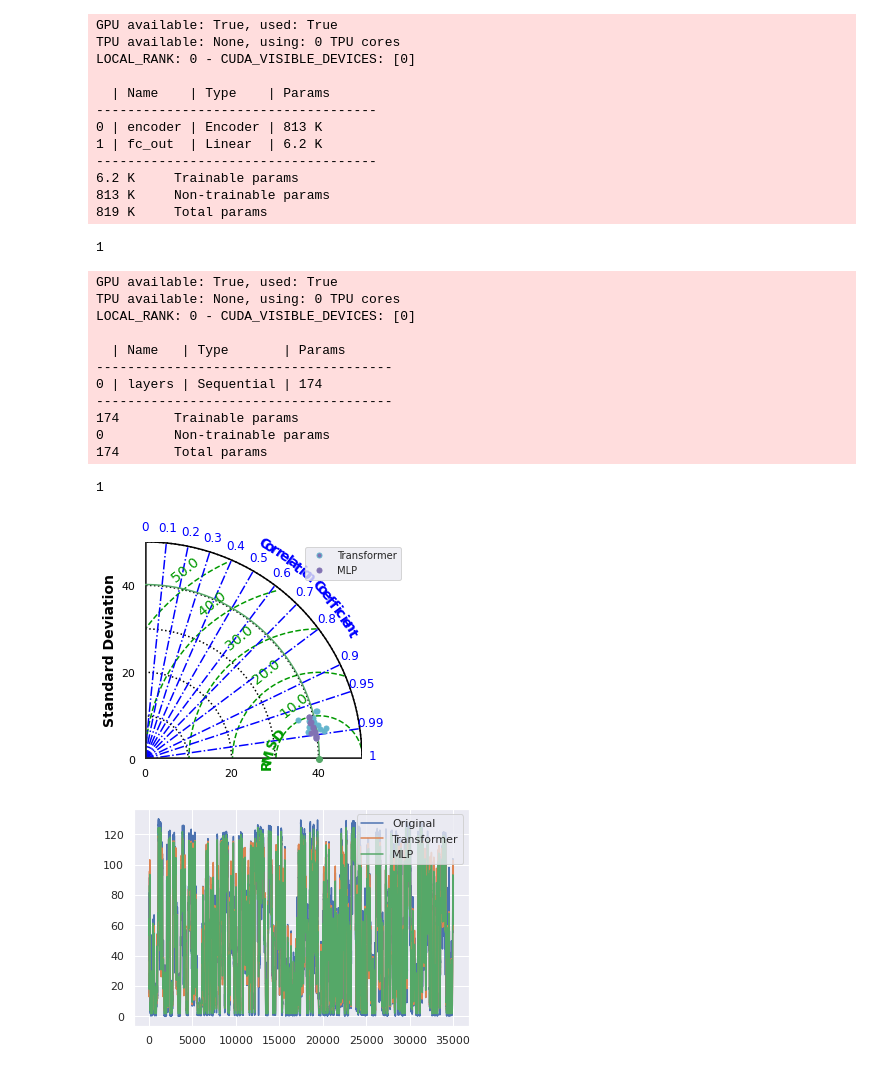
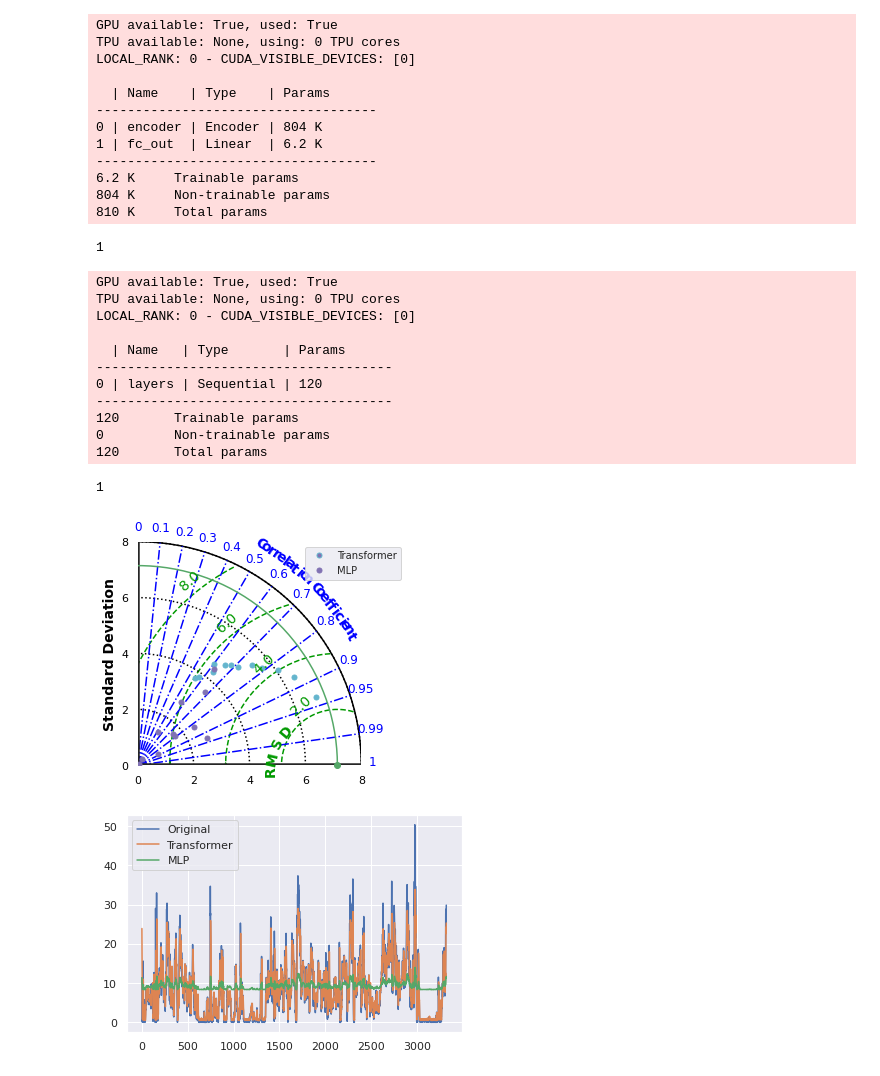
Before and after one commit to goncamateus/time_series, a Jupyter notebook: main.ipynb, the cells around one changed output. Drawn from its saved outputs; the diff is of its cells as text; code cells hidden in the pictures.

```diff
--- a/main.ipynb
+++ b/main.ipynb
@@ -14,11 +14,13 @@ seaborn.set()
 torch.manual_seed(32)
 np.random.seed(32)
 
+DATASET = 'G1'
 HORIZONS = 12
 WINDOW = 3
 FORWARD_EXPANSION = 1
 N_LAYERS = 1
-DECOMP_METHOD = 'fft'
+DROPOUT = 0.0
+DECOMP_METHOD = 'nodecomp'
 DEVICE = torch.device('cuda')
 # %%
 def plot_taylor(refs: dict, predictions_dict: dict):
@@ -61,7 +63,7 @@ def plot_taylor(refs: dict, predictions_dict: dict):
 # %%
 dataset = GoncaDataset(window=WINDOW,
                            horizons=HORIZONS,
-                           data_name='Australia2',
+                           data_name=DATASET,
                            decomp_method=DECOMP_METHOD,
                            decomp=True)
 
@@ -77,7 +76,8 @@ Getting test components
 auto_encoder = AutoEncoder(input_size=input_size,
                                horizons=HORIZONS, device=DEVICE,
                                forward_expansion=FORWARD_EXPANSION,
-                               num_layers=N_LAYERS)
+                               num_layers=N_LAYERS,
+                               dropout=DROPOUT)
 
 trainer = Trainer(gpus=1, max_epochs=5)
 trainer.fit(auto_encoder, train_dataloader=train_loader)
@@ -99,7 +99,8 @@ LOCAL_RANK: 0 - CUDA_VISIBLE_DEVICES: [0]
 final_model = FinalModule(input_size=input_size,
                               horizons=HORIZONS, device=DEVICE,
                               forward_expansion=FORWARD_EXPANSION,
-                              num_layers=N_LAYERS)
+                              num_layers=N_LAYERS,
+                              dropout=DROPOUT)
 final_model.load_encoder(auto_encoder.encoder)
 final_trainer = Trainer(gpus=1, max_epochs=5)
 final_trainer.fit(final_model, train_dataloader=train_loader)
@@ -110,12 +111,12 @@ LOCAL_RANK: 0 - CUDA_VISIBLE_DEVICES: [0]
 
   | Name    | Type    | Params
 ------------------------------------
-0 | encoder | Encoder | 813 K
+0 | encoder | Encoder | 804 K
 1 | fc_out  | Linear  | 6.2 K
 ------------------------------------
 6.2 K     Trainable params
-813 K     Non-trainable params
-819 K     Total params
+804 K     Non-trainable params
+810 K     Total params
 1
 # %%
 mlp = MLP(input_size=input_size, horizons=HORIZONS)
@@ -128,11 +129,11 @@ LOCAL_RANK: 0 - CUDA_VISIBLE_DEVICES: [0]
 
   | Name   | Type       | Params
 --------------------------------------
-0 | layers | Sequential | 174
+0 | layers | Sequential | 120
 --------------------------------------
-174       Trainable params
+120       Trainable params
 0         Non-trainable params
-174       Total params
+120       Total params
 1
 # %%
 dataset.set_type('test')
@@ -150,12 +151,12 @@ refs = {key: {i: y[:, i].numpy()/dataset.test_scaler.scale_ for i in range(HORIZ
 plot_taylor(refs, preds)
 plt.show()
 # %% [output]
-[figure, old version]
+[figure, new version]
 # %%
-plt.plot(y[:, 0].numpy()/dataset.test_scaler.scale_)
-plt.plot(y_final[:, 0])
-plt.plot(y_mlp[:, 0])
+plt.plot(y[:, 1].numpy()/dataset.test_scaler.scale_)
+plt.plot(y_final[:, 1])
+plt.plot(y_mlp[:, 1])
 plt.legend(['Original', 'Transformer', 'MLP'])
 plt.show()
 # %% [output]
-[figure, old version]
+[figure, new version]
```
Also changed, not shown: parts of 2 cells of this notebook, 2 other files.
